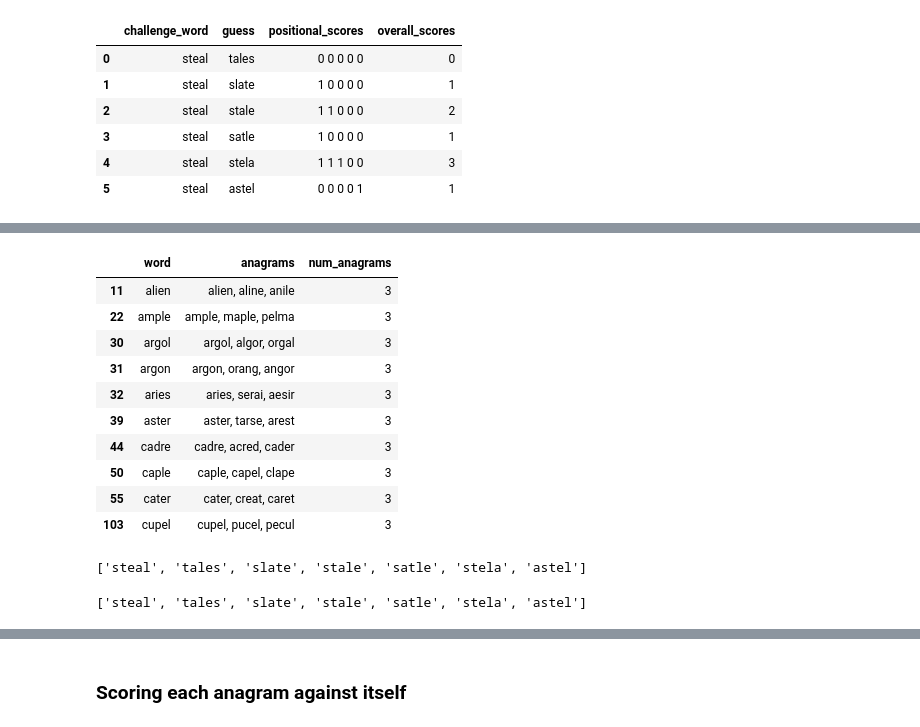
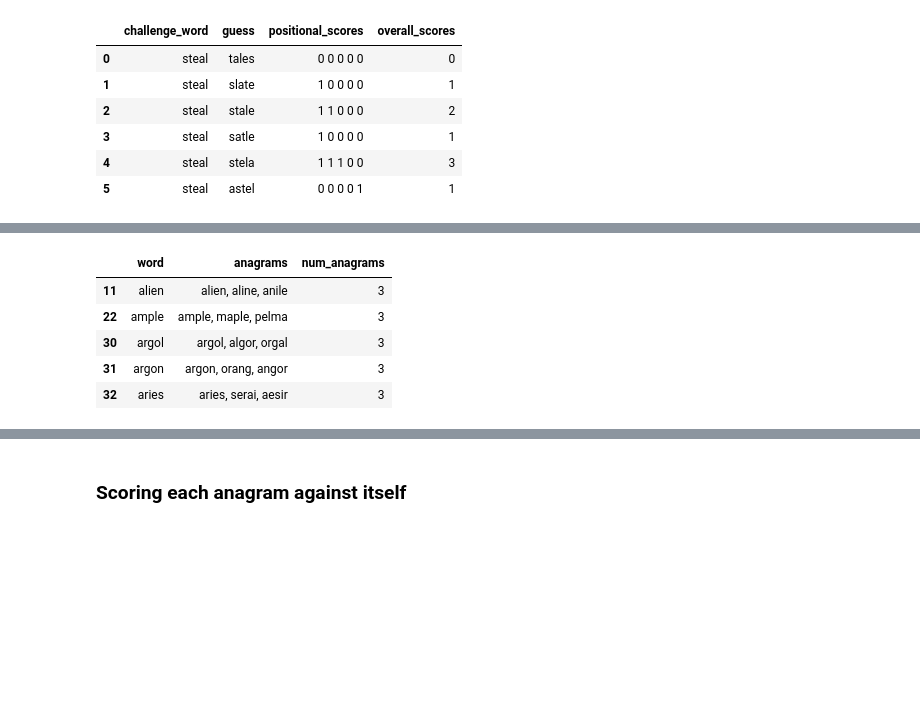
Before and after one commit to jgriffi/wordle_best_two_guess_opener, a Jupyter notebook: information_content_anagrams.ipynb, the cells around one changed output, grey strips where cells are left out. Cells and saved outputs as stored; diff of their text form; code cells hidden in the pictures; blank space fills up the shorter version.

```diff
--- a/information_content_anagrams.ipynb
+++ b/information_content_anagrams.ipynb
@@ -69,2 +66,4 @@ my_list_of_anagrams[:10]
 # %%
 vec = np.vectorize(len)
+num_anagrams_per_list = vec(np.char.split(np.array(anagrams["anagrams"], dtype=str), sep=", "))
+num_anagrams_per_list[:5]
@@ -71,3 +71,0 @@ vec = np.vectorize(len)
-# %%
-num_anagrams_per_list = vec(np.array(my_list_of_anagrams, dtype=object))
-num_anagrams_per_list
@@ -213,24 +168,10 @@ memory usage: 278.0+ bytes
 # %%
-anagrams.loc[anagrams["num_anagrams"] == 3].iloc[:10]
+# 3 anagram words
+anagrams.loc[anagrams["num_anagrams"] == 3].iloc[:5]
 # %% [output]
 |  | word | anagrams | num_anagrams |
 | 11 | alien | alien, aline, anile | 3 |
 | 22 | ample | ample, maple, pelma | 3 |
 | 30 | argol | argol, algor, orgal | 3 |
 | 31 | argon | argon, orang, angor | 3 |
 | 32 | aries | aries, serai, aesir | 3 |
-| 39 | aster | aster, tarse, arest | 3 |
-| 44 | cadre | cadre, acred, cader | 3 |
-| 50 | caple | caple, capel, clape | 3 |
-| 55 | cater | cater, creat, caret | 3 |
-| 103 | cupel | cupel, pucel, pecul | 3 |
-# %%
-words = my_list_of_anagrams[index_loc[0][0]]
-words
-# %% [output]
-['steal', 'tales', 'slate', 'stale', 'satle', 'stela', 'astel']
-# %%
-guesses = my_list_of_anagrams[index_loc[0][0]]
-guesses
-# %% [output]
-['steal', 'tales', 'slate', 'stale', 'satle', 'stela', 'astel']
```
Also changed, not shown: parts of 51 cells of this notebook.
